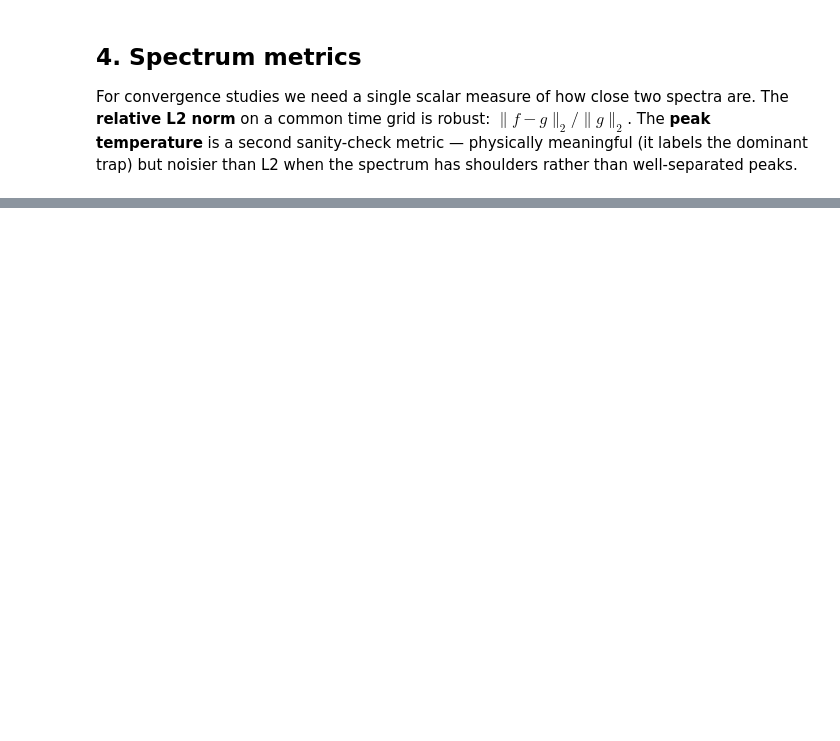
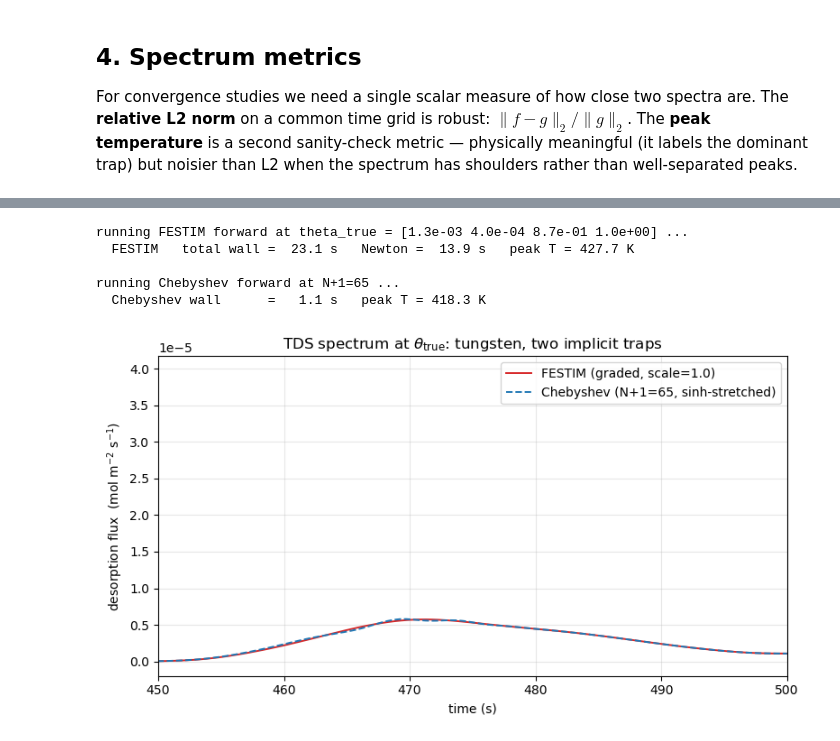
Before and after one commit to WeaverC20/18336Project, a Jupyter notebook: python/tds_inverse.ipynb, the cells around one changed output, grey strips where cells are left out. Cells and saved outputs as stored; diff of their text form; code cells hidden in the pictures; blank space fills up the shorter version.

```diff
--- a/python/tds_inverse.ipynb
+++ b/python/tds_inverse.ipynb
@@ -290,8 +384,7 @@ def run_chebyshev_tds(n1, n2, E1, E2, N=64, _timings=None):
     backward-Euler loop in my.run()).
     '''
     my = CF.HydrogenTransportProblem()
-    # left_stretch=6 puts the cluster of nodes near x=0 (where the source is)
-    my.mesh = CF.ChebyshevMesh1D(N=N, x_max=L, left_stretch=6.0)
+    my.mesh = CF.ChebyshevMesh1D(N=N, x_max=L, left_stretch=LEFT_STRETCH)
 
     tungsten = CF.Material(D_0=4.1e-7, E_D=0.39)
     vol = CF.VolumeSubdomain1D(id=1, borders=(0, L), material=tungsten)
@@ -319,8 +412,6 @@ def run_chebyshev_tds(n1, n2, E1, E2, N=64, _timings=None):
     my.sources = [CF.ParticleSource(value=_chebyshev_source, volume=vol, species=H)]
     my.temperature = _chebyshev_temperature
 
-    # tolerances: atol relaxed (concentrations span many orders of magnitude),
-    # rtol tight. Tighter atol forces dt to collapse without changing the answer.
     my.settings = CF.Settings(atol=1e-3, rtol=1e-6,
                               final_time=FINAL_TIME, max_iterations=30)
     my.settings.stepsize = CF.Stepsize(
@@ -1136,0 +470,35 @@ refinement (modulo what the test sweep explored).
+# %%
+tF = {}
+print(f"running FESTIM forward at theta_true = {THETA_TRUE} ...")
+t0 = time.time()
+t_f, fl_f = run_festim_tds(*THETA_TRUE, _timings=tF)
+wall_f = time.time() - t0
+print(f"  FESTIM   total wall = {wall_f:5.1f} s   Newton = {tF['newton']:5.1f} s   "
+      f"peak T = {peak_T(t_f, fl_f):.1f} K")
+
+print(f"\nrunning Chebyshev forward at N+1=65 ...")
+t0 = time.time()
+t_c, fl_c = run_chebyshev_tds(*THETA_TRUE, N=64)
+wall_c = time.time() - t0
+print(f"  Chebyshev wall      = {wall_c:5.1f} s   "
+      f"peak T = {peak_T(t_c, fl_c):.1f} K")
+
+# overlay during the TDS phase
+fig, ax = plt.subplots(figsize=(8, 4.5))
+ax.plot(t_f, fl_f, "C3-",  lw=1.4, label=f"FESTIM (graded, scale=1.0)")
+ax.plot(t_c, fl_c, "C0--", lw=1.4, label=f"Chebyshev (N+1=65, sinh-stretched)")
+ax.set_xlim(START_TDS, FINAL_TIME)
+ax.set_xlabel("time (s)")
+ax.set_ylabel(r"desorption flux  (mol m$^{-2}$ s$^{-1}$)")
+ax.set_title(r"TDS spectrum at $\theta_{\rm true}$: tungsten, two implicit traps")
+ax.grid(alpha=0.3); ax.legend()
+fig.tight_layout()
+fig.savefig(os.path.join(FIG_DIR, "tds_forward_compare.pdf"), bbox_inches="tight")
+plt.show()
+# %% [output]
+running FESTIM forward at theta_true = [1.3e-03 4.0e-04 8.7e-01 1.0e+00] ...
+  FESTIM   total wall =  23.1 s   Newton =  13.9 s   peak T = 427.7 K
+
+running Chebyshev forward at N+1=65 ...
+  Chebyshev wall      =   1.1 s   peak T = 418.3 K
+[figure, added]
```
Also changed, not shown: parts of 52 cells of this notebook, 2 other files.
